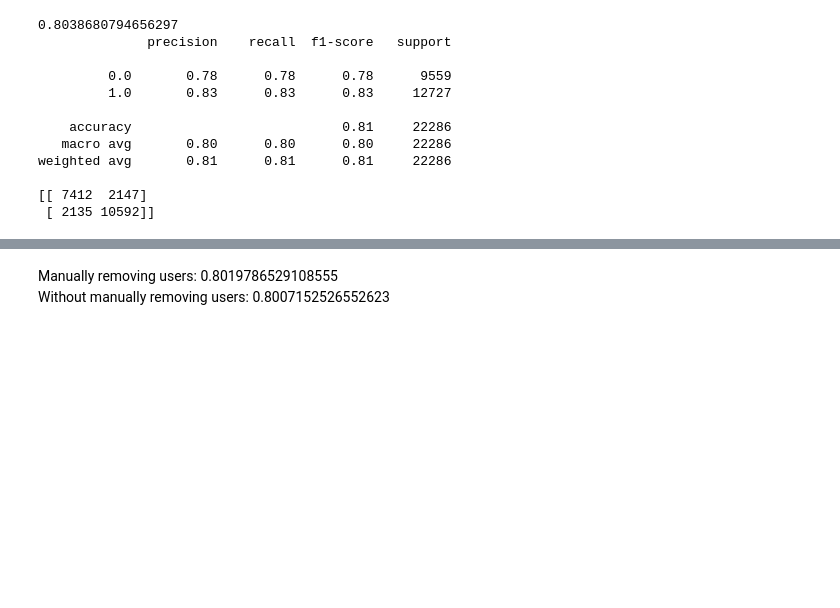
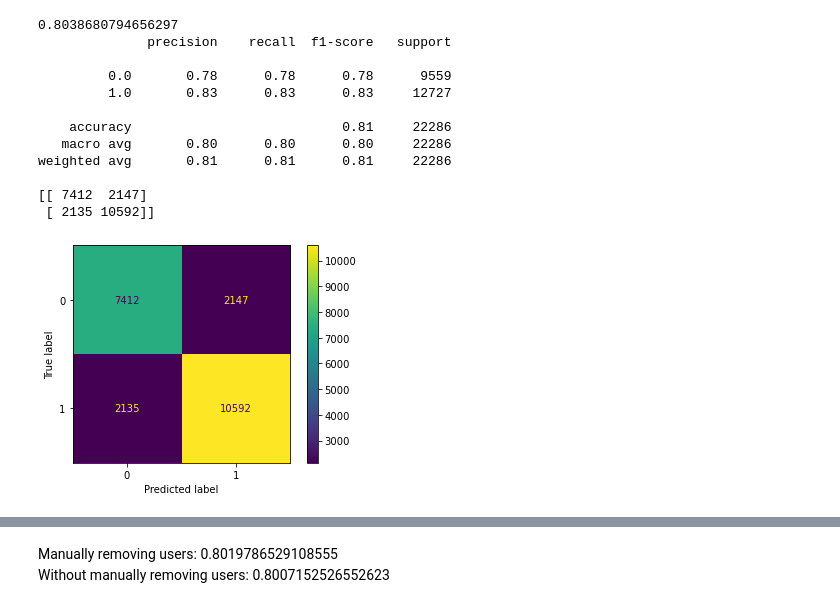
Before and after one commit to Edoch94/DSL_project_2022, a Jupyter notebook: project_nltk_6_linearSVC_duplRemoval_FINAL.ipynb, the cells around one changed output, grey strips where cells are left out. Drawn from its saved outputs; the diff is of its cells as text; code cells hidden in the pictures; blank space fills up the shorter version.

```diff
--- a/project_nltk_6_linearSVC_duplRemoval_FINAL.ipynb
+++ b/project_nltk_6_linearSVC_duplRemoval_FINAL.ipynb
@@ -521,3 +514,13 @@ weighted avg       0.81      0.81      0.81     22286
 
 [[ 7412  2147]
  [ 2135 10592]]
+# %%
+from sklearn.metrics import confusion_matrix
+from sklearn.metrics import ConfusionMatrixDisplay
+
+y_pred = ml_pipe.predict(X_valid)
+cm = confusion_matrix(y_valid, y_pred)
+
+cm_display = ConfusionMatrixDisplay(cm).plot()
+# %% [output]
+[figure, added]
```
Also changed, not shown: parts of 9 cells of this notebook, 12 other files.
